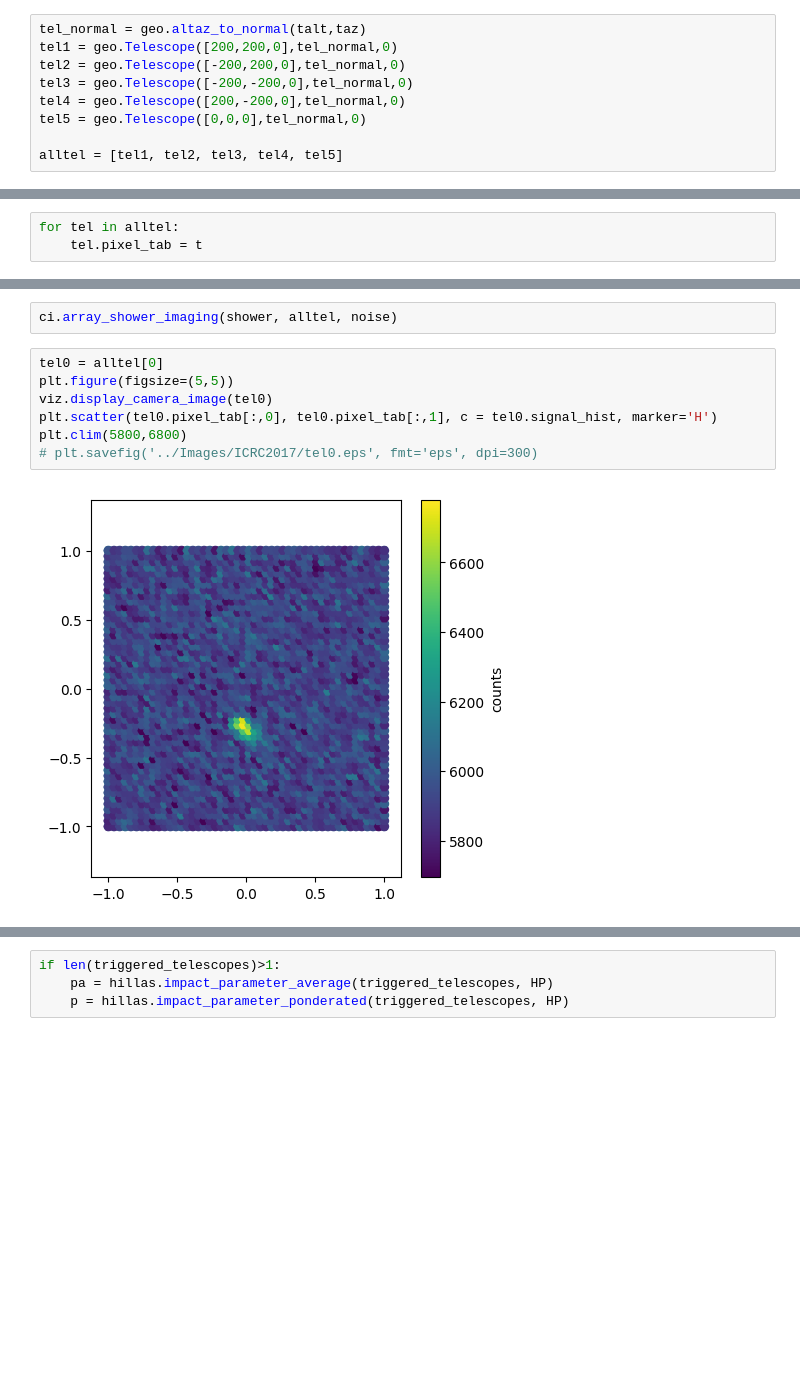
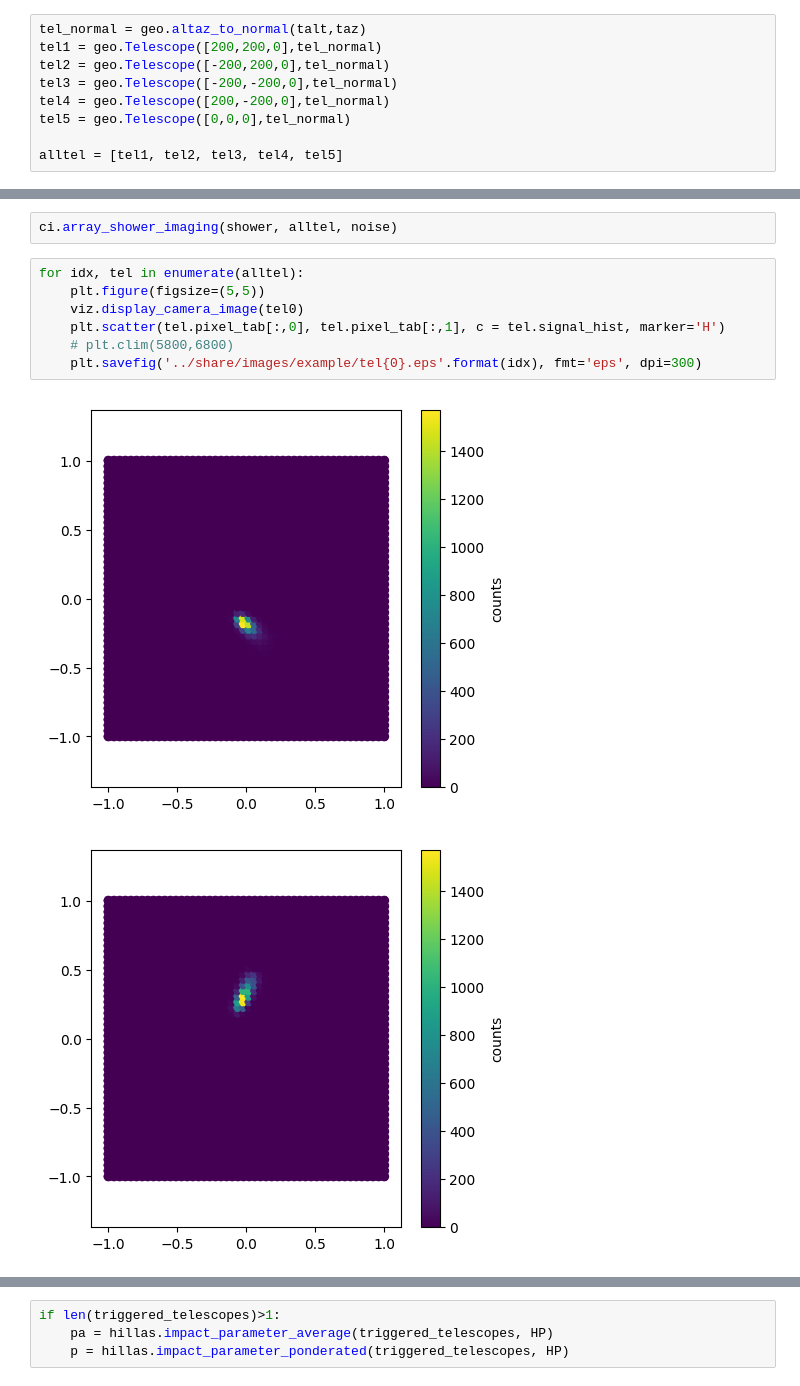
Before and after one commit to vuillaut/pschitt, a Jupyter notebook: notebooks/example.ipynb, the cells around one changed output, grey strips where cells are left out. Drawn from its saved outputs; the diff is of its cells as text; blank space fills up the shorter version.

Commit message:
changed example

```diff
--- a/notebooks/example.ipynb
+++ b/notebooks/example.ipynb
@@ -56,10 +41,10 @@ plt.axis('equal')
 [figure]
 # %%
 tel_normal = geo.altaz_to_normal(talt,taz)
-tel1 = geo.Telescope([200,200,0],tel_normal,0)
-tel2 = geo.Telescope([-200,200,0],tel_normal,0)
-tel3 = geo.Telescope([-200,-200,0],tel_normal,0)
-tel4 = geo.Telescope([200,-200,0],tel_normal,0)
-tel5 = geo.Telescope([0,0,0],tel_normal,0)
+tel1 = geo.Telescope([200,200,0],tel_normal)
+tel2 = geo.Telescope([-200,200,0],tel_normal)
+tel3 = geo.Telescope([-200,-200,0],tel_normal)
+tel4 = geo.Telescope([200,-200,0],tel_normal)
+tel5 = geo.Telescope([0,0,0],tel_normal)
 
 alltel = [tel1, tel2, tel3, tel4, tel5]
@@ -70,3 +50,0 @@ tel1.focale
-# %%
-for tel in alltel:
-    tel.pixel_tab = t
@@ -111,11 +79,12 @@ noise = 6000
 # %%
 ci.array_shower_imaging(shower, alltel, noise)
 # %%
-tel0 = alltel[0]
-plt.figure(figsize=(5,5))
-viz.display_camera_image(tel0)
-plt.scatter(tel0.pixel_tab[:,0], tel0.pixel_tab[:,1], c = tel0.signal_hist, marker='H')
-plt.clim(5800,6800)
-# plt.savefig('../Images/ICRC2017/tel0.eps', fmt='eps', dpi=300)
+for idx, tel in enumerate(alltel):
+    plt.figure(figsize=(5,5))
+    viz.display_camera_image(tel0)
+    plt.scatter(tel.pixel_tab[:,0], tel.pixel_tab[:,1], c = tel.signal_hist, marker='H')
+    # plt.clim(5800,6800)
+    plt.savefig('../share/images/example/tel{0}.eps'.format(idx), fmt='eps', dpi=300)
 # %% [output]
-[figure, old version]
+[figure, new version]
+[figure, added]
```
Also changed, not shown: parts of 23 cells of this notebook.
